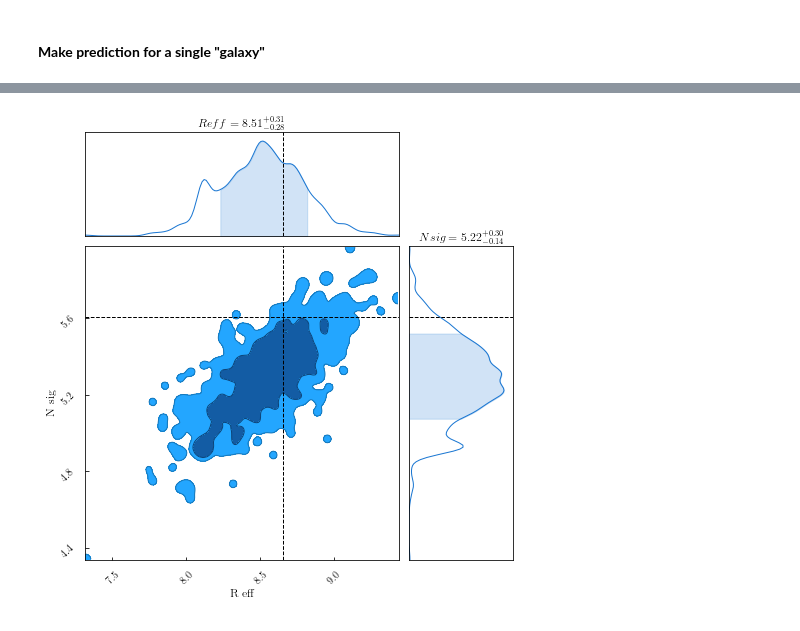
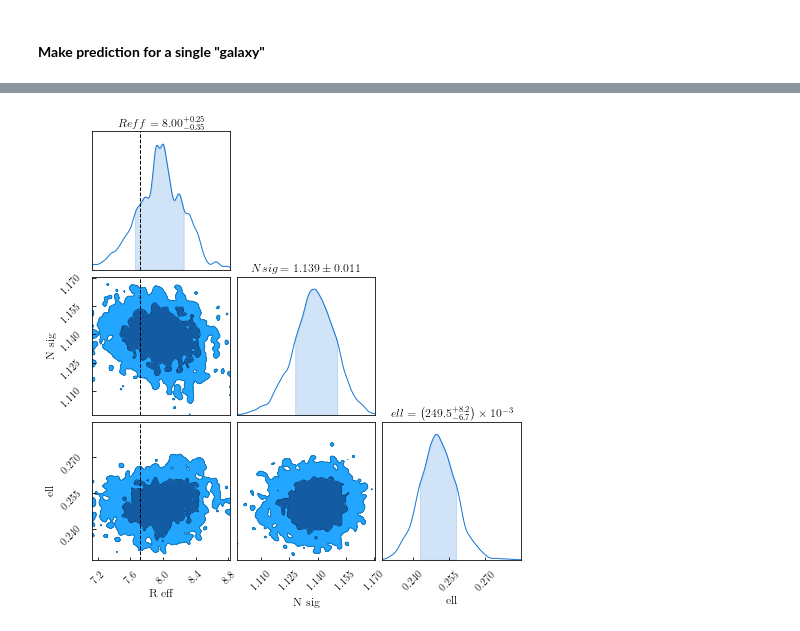
Before and after one commit to dtanoglidis/BayesianNN, a Jupyter notebook: BNN_cov_sims.ipynb, the cells around one changed output, grey strips where cells are left out. Saved outputs shown, nothing was run; the diff lists cells and outputs as text; code cells hidden in the pictures.

```diff
--- a/BNN_cov_sims.ipynb
+++ b/BNN_cov_sims.ipynb
@@ -347,8 +348,8 @@ x = tfp.layers.DenseFlipout(
           activation=tf.nn.relu)(x)
 #distribution_params = keras.layers.Dense(units=4)(x)
 #d = tf.dimension_value(2)
-distribution_params = keras.layers.Dense(tfp.layers.MultivariateNormalTriL.params_size(2))(x)
-model_output = tfp.layers.MultivariateNormalTriL(event_size=2)(distribution_params)
+distribution_params = keras.layers.Dense(tfp.layers.MultivariateNormalTriL.params_size(3))(x)
+model_output = tfp.layers.MultivariateNormalTriL(event_size=3)(distribution_params)
 model = Model(model_input, model_output)
 # %%
 # Define loss
@@ -363,8 +364,8 @@ model.compile(optimizer,
               loss=negloglik,
               metrics=['mae'],experimental_run_tf_function=False)
 # %%
-model.fit(x=X_gals_tr_3ch[0:25000], y=y_tot[0:25000],
-          epochs=100, batch_size=64,
+model.fit(x=X_gals_tr_3ch[0:27000], y=y_tot[0:27000],
+          epochs=120, batch_size=64,
           shuffle=True,
-          validation_data=(X_gals_tr_3ch[25000:27500],y_tot[25000:27500]))
+          validation_data=(X_gals_tr_3ch[27000:29000],y_tot[27000:29000]))
 # %% [output]
@@ -391,7 +392,7 @@ Epoch 100/100
 # %% [markdown]
 #### **Make prediction for a single "galaxy"**
 # %%
-i = 28001
+i = 29003
 X_0 = X_gals_tr_3ch[i]
 y_0 = y_tot[i]
 print(y_0)
@@ -412,7 +414,7 @@ preds = np.random.multivariate_normal(prediction_mean,prediction_cov,200)
 # %%
 #preds = np.random.multivariate_normal(prediction_mean,prediction_cov,200)
 
-n_rands = 600
+n_rands = 700
 for i in range(n_rands):
   pred_dist = model(X_0.reshape(1,64,64,3))
   prediction_mean = pred_dist.mean().numpy()[0]
@@ -434,10 +436,10 @@ np.save('preds',preds)
 from chainconsumer import ChainConsumer
 # %%
 c = ChainConsumer()
-c.add_chain(np.asarray(preds),parameters=["R eff", "N sig"])
+c.add_chain(np.asarray(preds),parameters=["R eff", "N sig", "ell"])
 fig = c.plotter.plot(figsize=(7,7), truth=y_0)
 # %% [output]
-[figure, old version]
+[figure, new version]
 # %%
 print(np.percentile(preds[:,0], [2.5,97.5]))
 print(np.percentile(preds[:,1], [2.5,97.5]))
```
Also changed, not shown: parts of 24 cells of this notebook.
